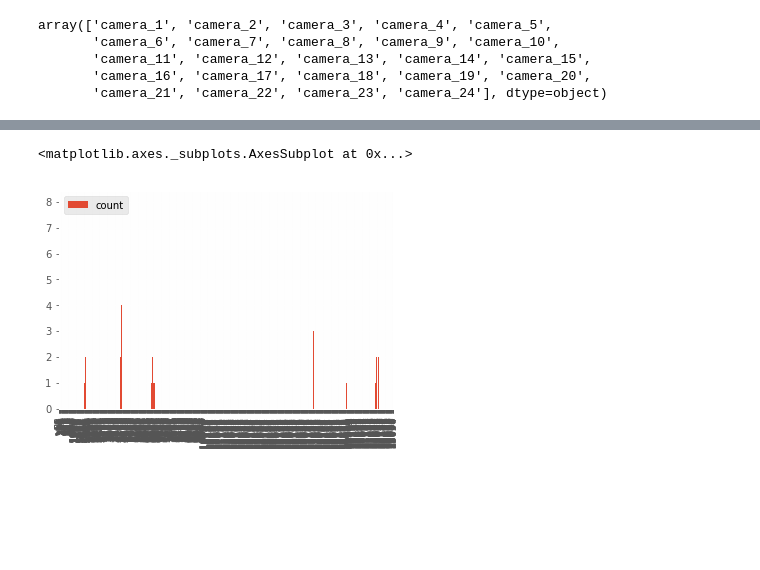
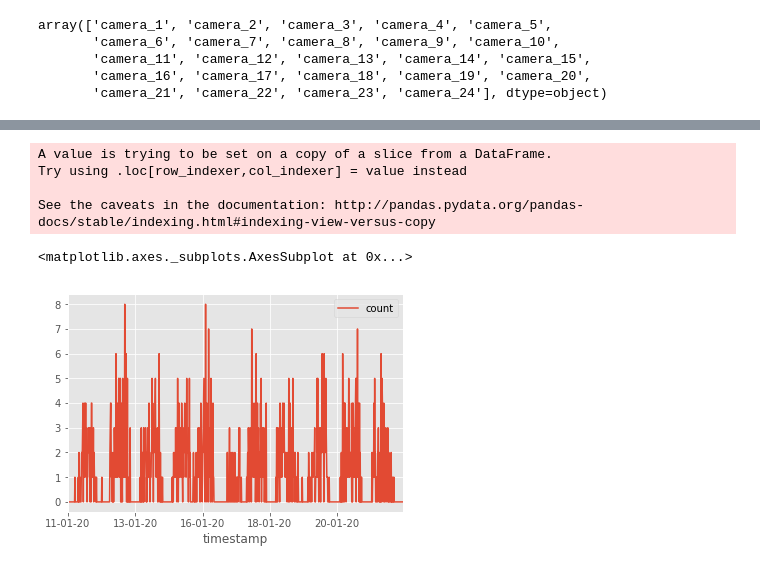
Before and after one commit to glebite/uatu, a Jupyter notebook: src/uatu-analysis.ipynb, the cells around one changed output, grey strips where cells are left out. Saved outputs shown, nothing was run; the diff lists cells and outputs as text; code cells hidden in the pictures; blank space fills up the shorter version.

```diff
--- a/src/uatu-analysis.ipynb
+++ b/src/uatu-analysis.ipynb
@@ -51,5 +54,11 @@ sorted_by_camera.plot(y='count', kind='barh')
-# %%
-oo[(oo.name == 'camera_15')].plot(y='count',kind='bar')
-# %% [output]
-<matplotlib.axes._subplots.AxesSubplot at 0x...>
-[figure, removed]
+# %%
+oo2 = oo.dropna()
+oo2['timestamp'] = oo2['timestamp'].apply(lambda t: time.strftime("%d-%m-%y", time.localtime(int(t))))
+oo2[(oo2.name == 'camera_7')].plot(x='timestamp', y='count',kind='line')
+# %% [output]
+A value is trying to be set on a copy of a slice from a DataFrame.
+Try using .loc[row_indexer,col_indexer] = value instead
+
+See the caveats in the documentation: http://pandas.pydata.org/pandas-docs/stable/indexing.html#indexing-view-versus-copy
+<matplotlib.axes._subplots.AxesSubplot at 0x...>
+[figure, added]
```
Also changed, not shown: parts of 3 cells of this notebook.
